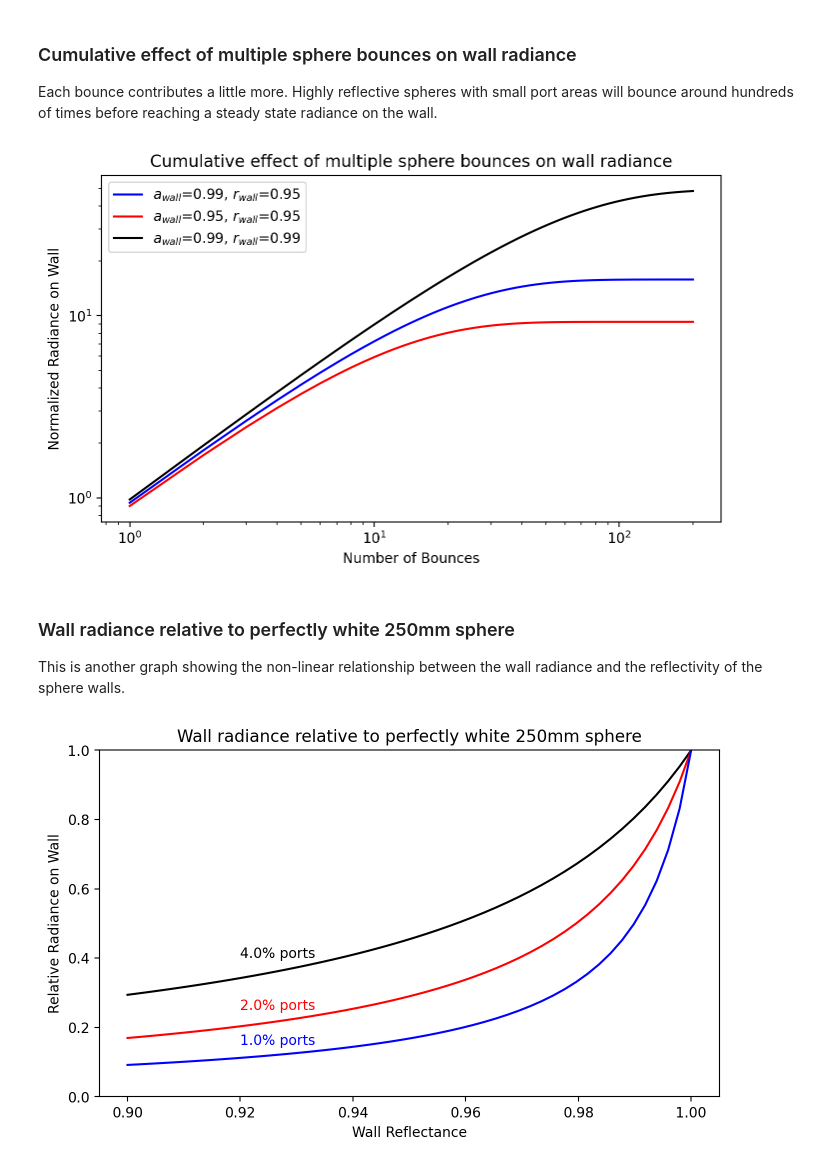
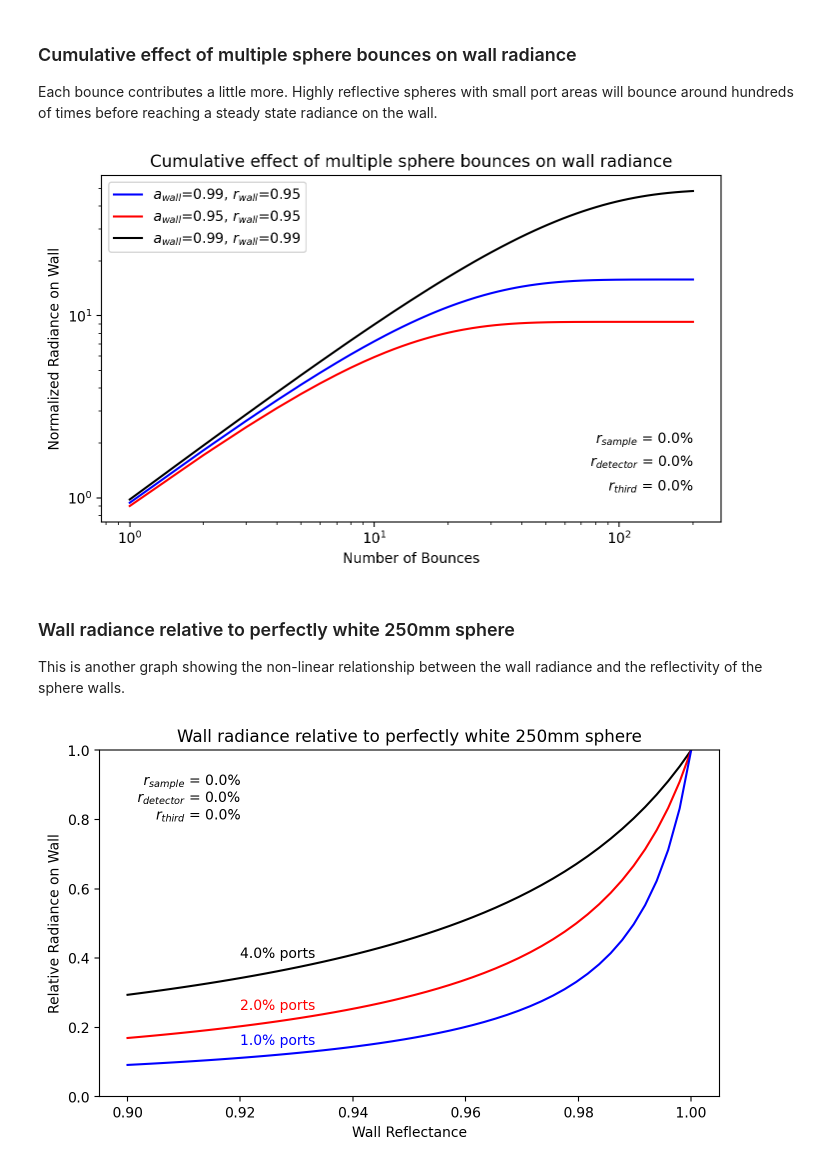
Before and after one commit to scottprahl/iadpython, a Jupyter notebook: docs/sphere-basics.ipynb, the cells around one changed output. Drawn from its saved outputs; the diff is of its cells as text; code cells hidden in the pictures.

```diff
--- a/docs/sphere-basics.ipynb
+++ b/docs/sphere-basics.ipynb
@@ -170,32 +169,36 @@ Each bounce contributes a little more.  Highly reflective spheres with small por
 # %%
 bounces = np.linspace(1,200,200)
 plt.figure(figsize=(8,4.5))
+
+plt.text(200, 2, "$r_{sample}$ = %.1f%%" % (100*s.sample.uru), ha='right')
+plt.text(200, 1.5, "$r_{detector}$ = %.1f%%" % (100*s.detector.uru), ha='right')
+plt.text(200, 1.1, "$r_{third}$ = %.1f%%" % (100*s.third.uru), ha='right')
 
 a_wall = 0.99
 r_wall = 0.95
 r_cum = np.cumsum((r_wall*a_wall)**bounces)
 label = '$a_{wall}$=%.2f, $r_{wall}$=%.2f'%(a_wall,r_wall)
 plt.loglog(bounces, r_cum, 'b', label=label)
 
 a_wall = 0.95
 r_wall = 0.95
 r_cum = np.cumsum((r_wall*a_wall)**bounces)
 label = '$a_{wall}$=%.2f, $r_{wall}$=%.2f'%(a_wall,r_wall)
 plt.loglog(bounces, r_cum, 'r', label=label)
 
 a_wall = 0.99
 r_wall = 0.99
 r_cum = np.cumsum((r_wall*a_wall)**bounces)
 label = '$a_{wall}$=%.2f, $r_{wall}$=%.2f'%(a_wall,r_wall)
 plt.loglog(bounces, r_cum, 'k', label=label)
 
 plt.legend()
 plt.xlabel('Number of Bounces')
 plt.ylabel('Normalized Radiance on Wall')
 plt.title('Cumulative effect of multiple sphere bounces on wall radiance')
 plt.show()
 # %% [output]
-[figure, old version]
+[figure, new version]
 # %% [markdown]
 ### Wall radiance relative to perfectly white 250mm sphere
 
@@ -205,6 +208,9 @@ r_wall = np.linspace(0.9,1,50)
 s = iadpython.sphere.Sphere(250, 1)
 s.r_wall = np.linspace(0.9,1,50)
 plt.figure(figsize=(8,4.5))
+plt.text(0.92, 0.9, "$r_{sample}$ = %.1f%%" % (100*s.sample.uru), ha='right')
+plt.text(0.92, 0.85, "$r_{detector}$ = %.1f%%" % (100*s.detector.uru), ha='right')
+plt.text(0.92, 0.8, "$r_{third}$ = %.1f%%" % (100*s.third.uru), ha='right')
 
 s.a_wall = 0.96
 M = s.gain(sample_uru=0)
@@ -228,4 +234,4 @@ plt.title('Wall radiance relative to perfectly white 250mm sphere')
 
 plt.show()
 # %% [output]
-[figure, old version]
+[figure, new version]
```
Also changed, not shown: parts of 6 cells of this notebook, 16 other files.
